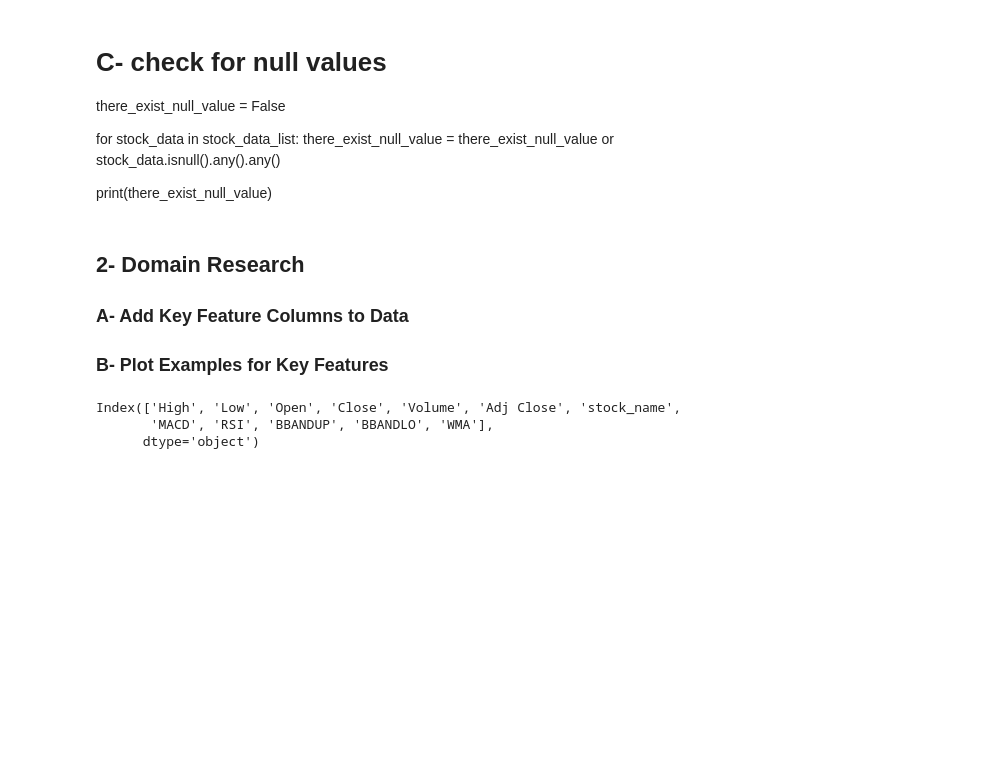
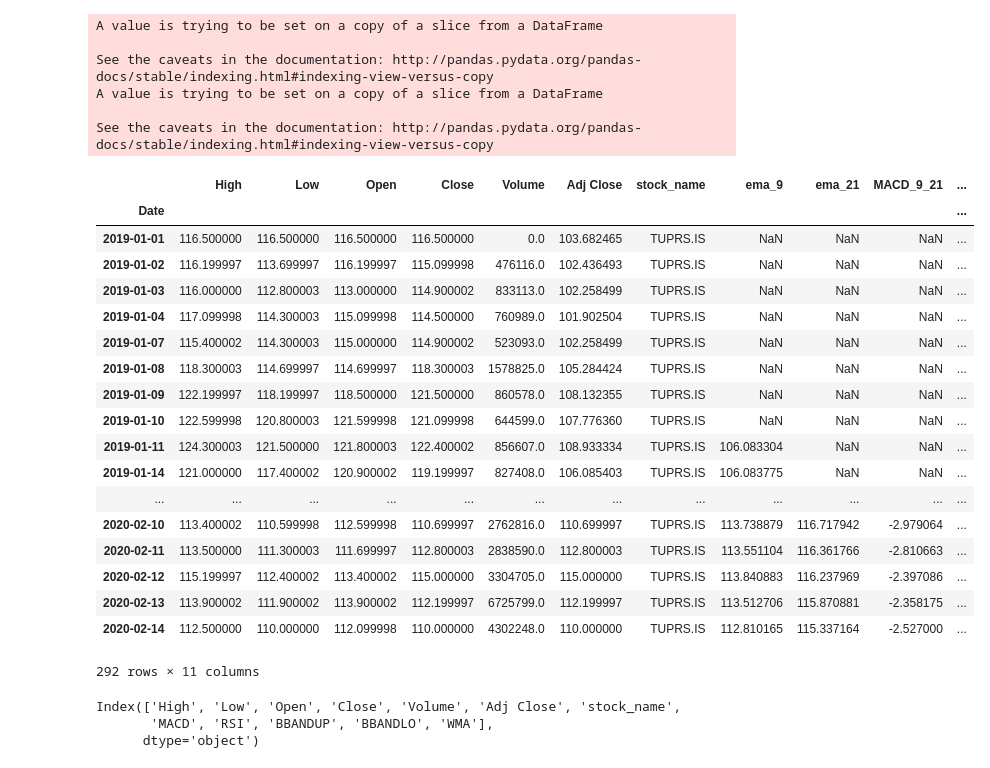
Before and after one commit to farukbulbul/stock_price_indicator, a Jupyter notebook: new_b.ipynb, the cells around one changed output. Saved outputs shown, nothing was run; the diff lists cells and outputs as text; code cells hidden in the pictures; blank space fills up the shorter version.

```diff
--- a/new_b.ipynb
+++ b/new_b.ipynb
@@ -1,24 +0,0 @@
-# %%
-## 1- Data Exploration
-### A- get historical values
-### B- plot Adjusted Close column
-### C- check for null values
-
-#A- get historical values
-
-import pandas as pd
-import pandas_datareader as pdr
-import datetime
-
-stock_list = ['TUPRS.IS', 'EREGL.IS', 'EGEEN.IS', 'BAGFS.IS','ULUSE.IS']
-
-start=datetime.datetime(2010,3,20)
-
-end=datetime.datetime(2020,1,31)
-
-for stock in stock_list:
-    history = pdr.get_data_yahoo(stock, start, end)
-    history.to_csv('./data1/'+stock+'.csv')
-
-TUPRS = pd.read_csv('data1/TUPRS.IS.csv', header=0, parse_dates=['Date'])
-TUPRS.head()
@@ -49,12 +0,0 @@ for stock in stock_list:
-# %% [markdown]
-# C- check for null values
-there_exist_null_value = False
-
-for stock_data in stock_data_list:
-    there_exist_null_value = there_exist_null_value or stock_data.isnull().any().any()
-
-print(there_exist_null_value)
-# %% [markdown]
-## 2- Domain Research
-### A- Add Key Feature Columns to Data
-### B- Plot Examples for Key Features
@@ -61,3 +55,44 @@ print(there_exist_null_value)
+# %%
+stock_list = ['TUPRS.IS', 'EREGL.IS', 'BAGFS.IS', 'EGEEN.IS', 'ULUSE.IS', 'ASELS.IS']
+start=datetime.datetime(2019,1,1)
+end=datetime.datetime(2020,2,15)
+
+get_historical_data(start,end,stock_list)
+stock_data_list = read_data(stock_list,False)
+#append_new_values(stock_list)
+
+calculate_MACD(stock_data_list, "Adj Close",9,21)
+
+detect_sign_change(stock_data_list,"MACD_9_21")
+
+
+stock_data_list[0]
+# %% [output]
+A value is trying to be set on a copy of a slice from a DataFrame
+
+See the caveats in the documentation: http://pandas.pydata.org/pandas-docs/stable/indexing.html#indexing-view-versus-copy
+A value is trying to be set on a copy of a slice from a DataFrame
+
+See the caveats in the documentation: http://pandas.pydata.org/pandas-docs/stable/indexing.html#indexing-view-versus-copy
+|  | High | Low | Open | Close | Volume | Adj Close | stock_name | ema_9 | ema_21 | MACD_9_21 | ... |
+| Date |  |  |  |  |  |  |  |  |  |  | ... |
+| 2019-01-01 | 116.500000 | 116.500000 | 116.500000 | 116.500000 | 0.0 | 103.682465 | TUPRS.IS | NaN | NaN | NaN | ... |
+| 2019-01-02 | 116.199997 | 113.699997 | 116.199997 | 115.099998 | 476116.0 | 102.436493 | TUPRS.IS | NaN | NaN | NaN | ... |
+| 2019-01-03 | 116.000000 | 112.800003 | 113.000000 | 114.900002 | 833113.0 | 102.258499 | TUPRS.IS | NaN | NaN | NaN | ... |
+| 2019-01-04 | 117.099998 | 114.300003 | 115.099998 | 114.500000 | 760989.0 | 101.902504 | TUPRS.IS | NaN | NaN | NaN | ... |
+| 2019-01-07 | 115.400002 | 114.300003 | 115.000000 | 114.900002 | 523093.0 | 102.258499 | TUPRS.IS | NaN | NaN | NaN | ... |
+| 2019-01-08 | 118.300003 | 114.699997 | 114.699997 | 118.300003 | 1578825.0 | 105.284424 | TUPRS.IS | NaN | NaN | NaN | ... |
+| 2019-01-09 | 122.199997 | 118.199997 | 118.500000 | 121.500000 | 860578.0 | 108.132355 | TUPRS.IS | NaN | NaN | NaN | ... |
+| 2019-01-10 | 122.599998 | 120.800003 | 121.599998 | 121.099998 | 644599.0 | 107.776360 | TUPRS.IS | NaN | NaN | NaN | ... |
+| 2019-01-11 | 124.300003 | 121.500000 | 121.800003 | 122.400002 | 856607.0 | 108.933334 | TUPRS.IS | 106.083304 | NaN | NaN | ... |
+| 2019-01-14 | 121.000000 | 117.400002 | 120.900002 | 119.199997 | 827408.0 | 106.085403 | TUPRS.IS | 106.083775 | NaN | NaN | ... |
+| ... | ... | ... | ... | ... | ... | ... | ... | ... | ... | ... | ... |
+| 2020-02-10 | 113.400002 | 110.599998 | 112.599998 | 110.699997 | 2762816.0 | 110.699997 | TUPRS.IS | 113.738879 | 116.717942 | -2.979064 | ... |
+| 2020-02-11 | 113.500000 | 111.300003 | 111.699997 | 112.800003 | 2838590.0 | 112.800003 | TUPRS.IS | 113.551104 | 116.361766 | -2.810663 | ... |
+| 2020-02-12 | 115.199997 | 112.400002 | 113.400002 | 115.000000 | 3304705.0 | 115.000000 | TUPRS.IS | 113.840883 | 116.237969 | -2.397086 | ... |
+| 2020-02-13 | 113.900002 | 111.900002 | 113.900002 | 112.199997 | 6725799.0 | 112.199997 | TUPRS.IS | 113.512706 | 115.870881 | -2.358175 | ... |
+| 2020-02-14 | 112.500000 | 110.000000 | 112.099998 | 110.000000 | 4302248.0 | 110.000000 | TUPRS.IS | 112.810165 | 115.337164 | -2.527000 | ... |
+292 rows × 11 columns
 # %%
 #A- Add Key Feature Columns to Data
 import numpy as np
```
Also changed, not shown: parts of 3 cells of this notebook, 6 other files.
